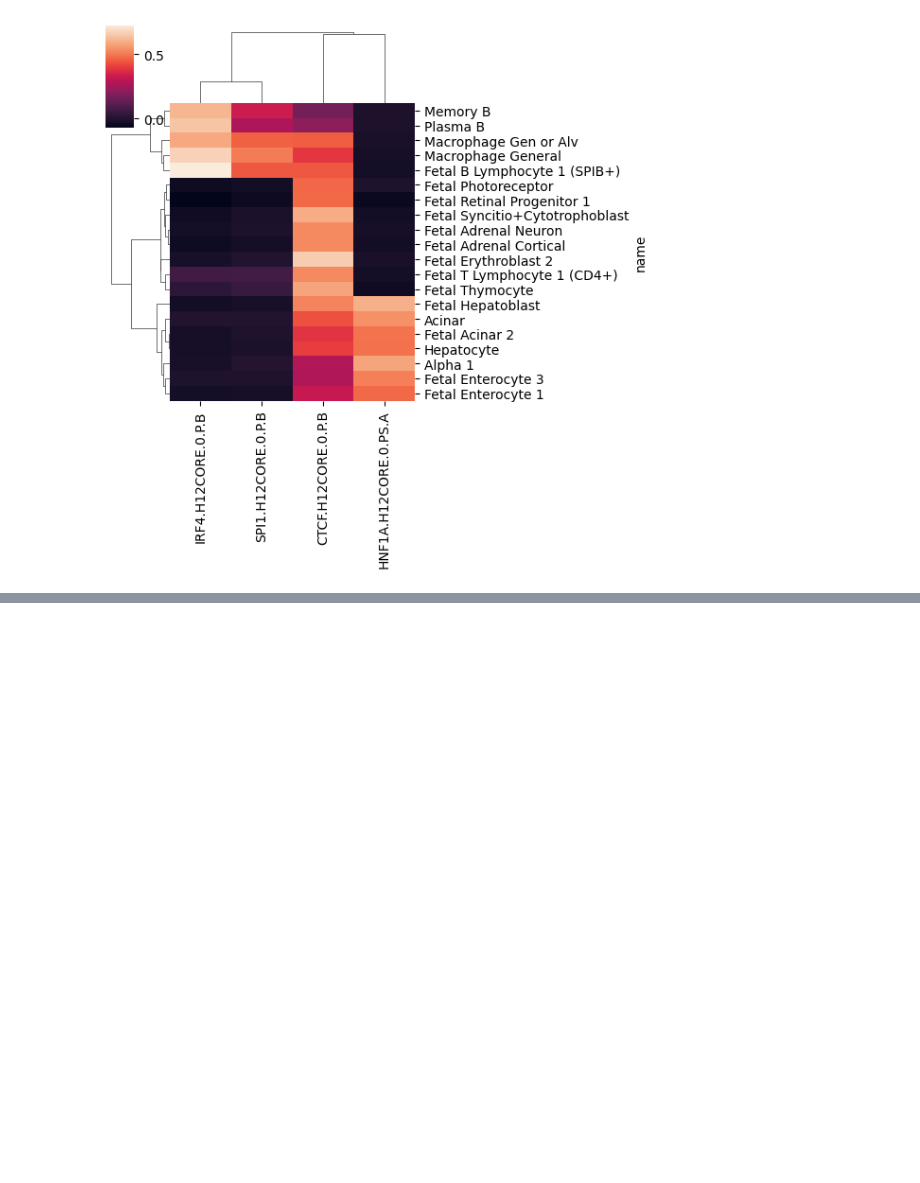
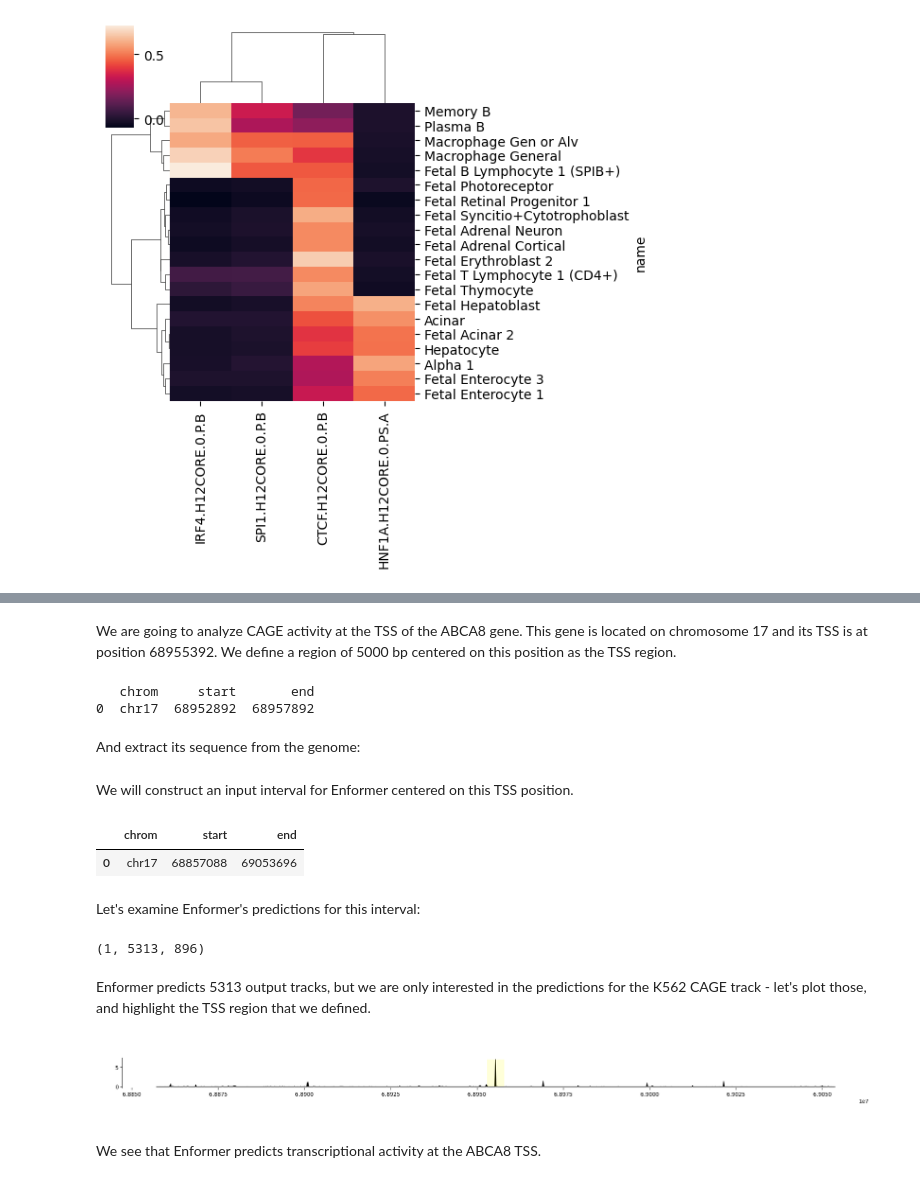
Before and after one commit to Genentech/gReLU, a Jupyter notebook: docs/tutorials/7_simulations.ipynb, the cells around one changed output, grey strips where cells are left out. Saved outputs shown, nothing was run; the diff lists cells and outputs as text; code cells hidden in the pictures; blank space fills up the shorter version.

```diff
--- a/docs/tutorials/7_simulations.ipynb
+++ b/docs/tutorials/7_simulations.ipynb
@@ -167,0 +268,4 @@ sns.clustermap(mean_motif_effect.loc[:, variable_cell_types].T, figsize=(6,6))
+# %%
+k562_cage_track_idx=5111
+tasks = pd.DataFrame(enformer.data_params['tasks'])
+tasks.iloc[[k562_cage_track_idx]]
@@ -167,0 +275,12 @@ sns.clustermap(mean_motif_effect.loc[:, variable_cell_types].T, figsize=(6,6))
+# %% [markdown]
+We are going to analyze CAGE activity at the TSS of the ABCA8 gene. This gene is located on chromosome 17 and its TSS is at position 68955392. We define a region of 5000 bp centered on this position as the TSS region.
+# %%
+tss_interval = pd.DataFrame({
+    'chrom':['chr17'], 'start':[68955392-2500], 'end':[68955392+2500]
+})
+print(tss_interval)
+# %% [output]
+   chrom     start       end
+0  chr17  68952892  68957892
+# %% [markdown]
+And extract its sequence from the genome:
@@ -167,0 +290,29 @@ sns.clustermap(mean_motif_effect.loc[:, variable_cell_types].T, figsize=(6,6))
+# %% [markdown]
+We will construct an input interval for Enformer centered on this TSS position.
+# %%
+import grelu.sequence.utils
+input_interval = grelu.sequence.utils.resize(tss_interval, enformer.data_params['train']['seq_len'])
+input_interval
+# %% [output]
+|  | chrom | start | end |
+| 0 | chr17 | 68857088 | 69053696 |
+# %% [markdown]
+Let's examine Enformer's predictions for this interval:
+# %%
+input_seq = grelu.sequence.format.convert_input_type(input_interval, "strings", genome='hg38')[0]
+input_pred = enformer.predict_on_seqs(input_seq, device=0)
+input_pred.shape
+# %% [output]
+(1, 5313, 896)
+# %% [markdown]
+Enformer predicts 5313 output tracks, but we are only interested in the predictions for the K562 CAGE track - let's plot those, and highlight the TSS region that we defined.
+# %%
+fig = grelu.visualize.plot_tracks(
+    input_pred[:, k562_cage_track_idx],
+    start_pos=input_interval.start[0], end_pos=input_interval.end[0],
+    highlight_intervals=tss_interval,
+)
+# %% [output]
+[figure, added]
+# %% [markdown]
+We see that Enformer predicts transcriptional activity at the ABCA8 TSS.
```
Also changed, not shown: parts of 84 cells of this notebook.
